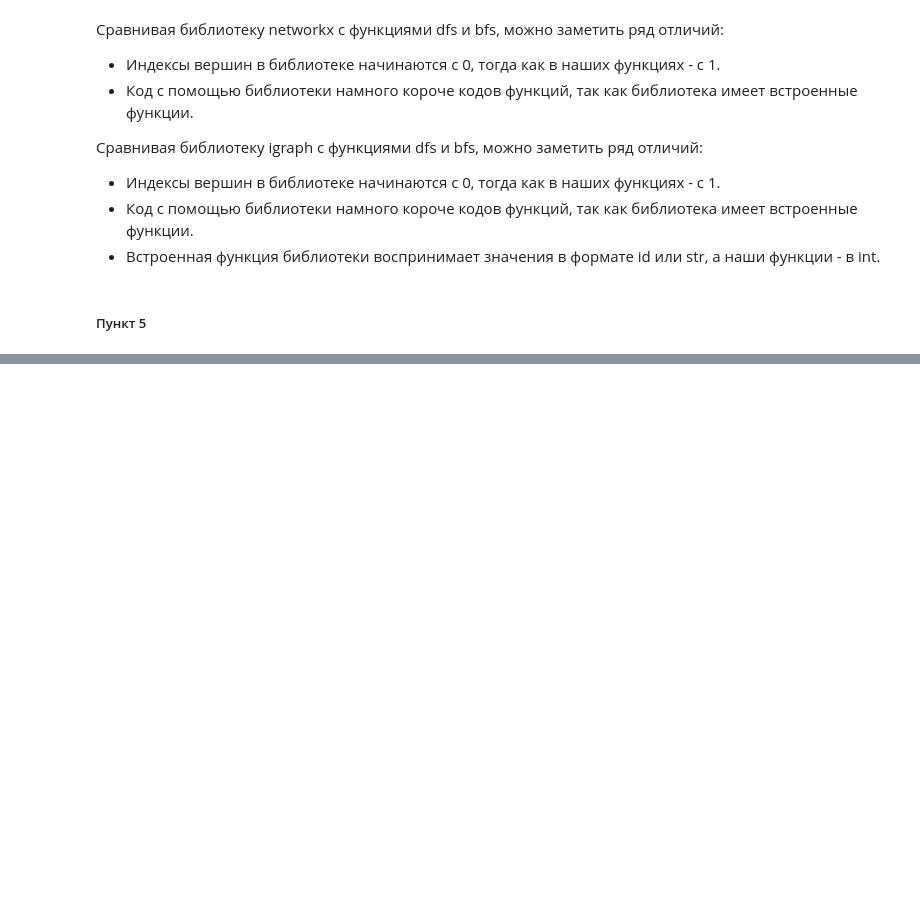
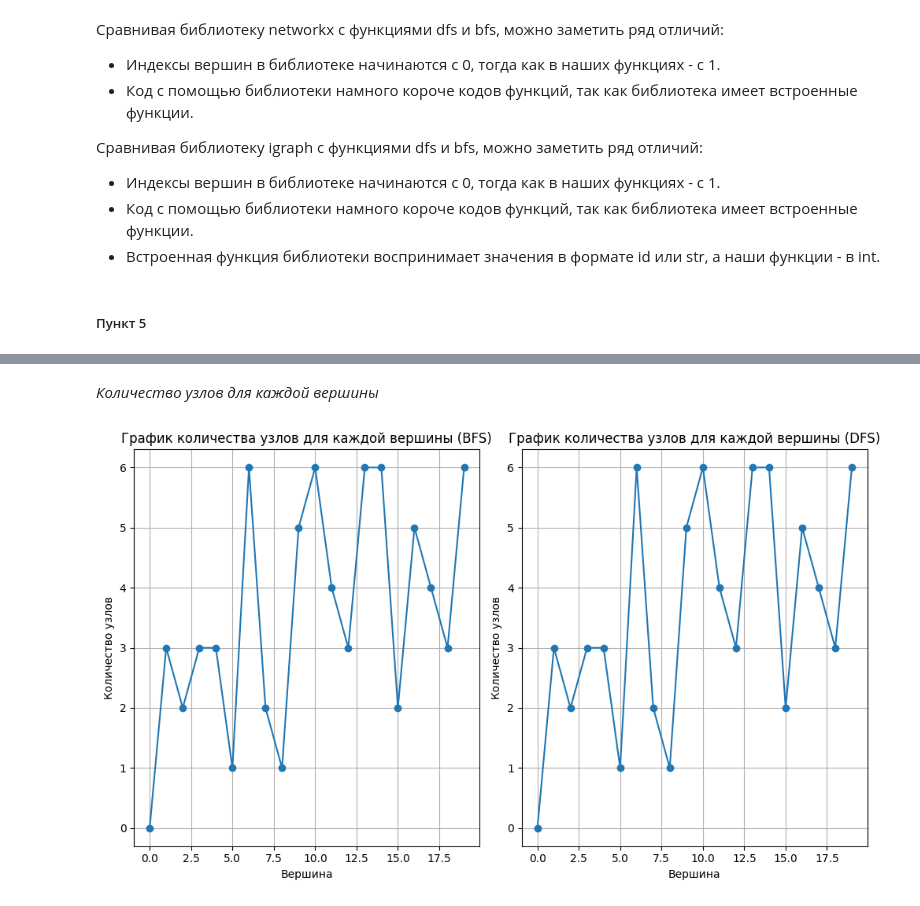
Before and after one commit to setusq/math_d6, a Jupyter notebook: pz1-2/main.ipynb, the cells around one changed output, grey strips where cells are left out. Cells and saved outputs as stored; diff of their text form; code cells hidden in the pictures; blank space fills up the shorter version.

```diff
--- a/pz1-2/main.ipynb
+++ b/pz1-2/main.ipynb
@@ -182,11 +182,11 @@ for i in range(len(matrix)):
         if matrix[i][j] == 1:
             G.add_edge(i, j)
 
-bfs_result = list(nx.bfs_tree(G, source=0))
-print("Результат поиска в ширину:", bfs_result)
+bfs_result_nx = list(nx.bfs_tree(G, source=0))
+print("Результат поиска в ширину:", bfs_result_nx)
 
-dfs_result = list(nx.dfs_tree(G, source=0))
-print("Результат поиска в глубину:", dfs_result)
+dfs_result_nx = list(nx.dfs_tree(G, source=0))
+print("Результат поиска в глубину:", dfs_result_nx)
 # %% [output]
 Результат поиска в ширину: [0, 5, 8, 2, 7, 15, 1, 3, 4, 12, 18, 17, 11, 9, 16, 13, 6, 10, 14, 19]
 Результат поиска в глубину: [0, 5, 2, 1, 3, 4, 8, 7, 12, 17, 9, 13, 16, 6, 10, 14, 19, 18, 11, 15]
@@ -265,0 +268,50 @@ plt.show()
+# %% [markdown]
+<i>Количество узлов для каждой вершины</i>
+# %%
+import numpy as np
+
+matrix
+
+bfs_order = bfs_result_nx
+dfs_order = dfs_result_nx
+
+G = nx.Graph()
+
+for i in range(len(matrix)):
+    G.add_node(i)
+    for j in range(i + 1, len(matrix[i])):
+        if matrix[i][j] == 1:
+            G.add_edge(i, j)
+
+bfs_counts = []
+dfs_counts = []
+
+for node in sorted(bfs_order):
+    bf = nx.single_source_shortest_path_length(G, source=0)
+    count = bf.get(node, np.inf)
+    bfs_counts.append(count)
+
+for node in sorted(dfs_order):
+    df = nx.shortest_path(G, source=0, target=node)
+    count = len(df) - 1
+    dfs_counts.append(count)
+
+plt.figure(figsize=(10, 6))
+plt.subplot(121)
+plt.plot(sorted(bfs_order), bfs_counts, marker='o')
+plt.xlabel('Вершина')
+plt.ylabel('Количество узлов')
+plt.title('График количества узлов для каждой вершины (BFS)')
+plt.grid(True)
+
+plt.subplot(122)
+plt.plot(sorted(dfs_order), dfs_counts, marker='o')
+plt.xlabel('Вершина')
+plt.ylabel('Количество узлов')
+plt.title('График количества узлов для каждой вершины (DFS)')
+plt.grid(True)
+
+plt.tight_layout()
+plt.show()
+# %% [output]
+[figure, added]
```
Also changed, not shown: parts of 8 cells of this notebook.
